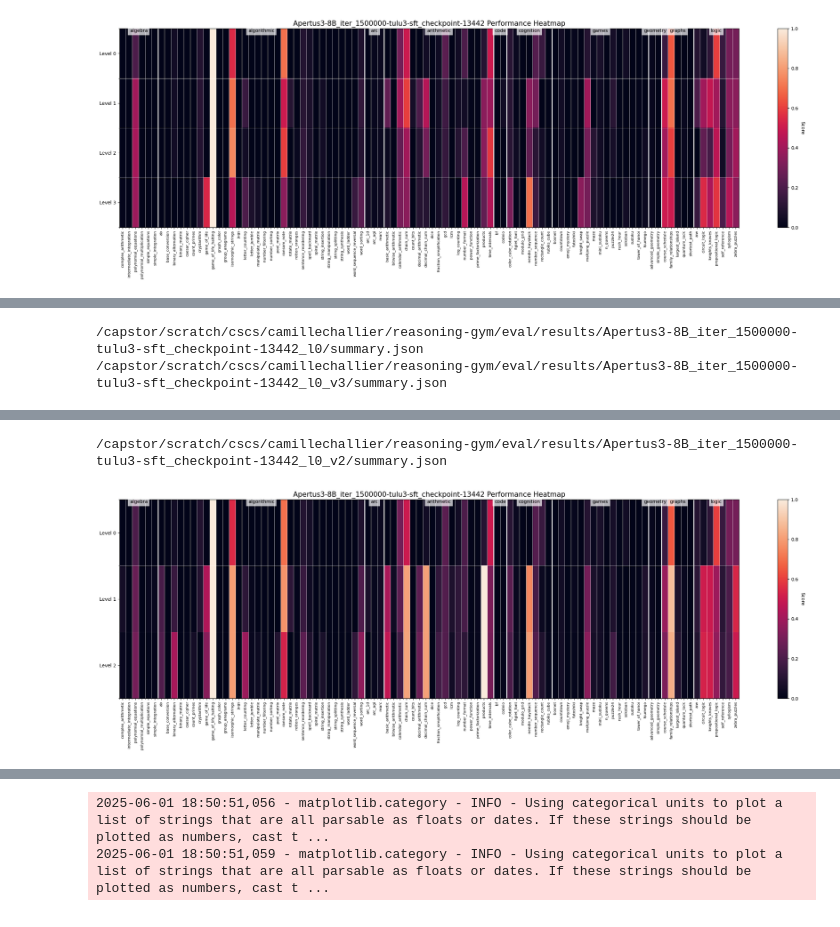
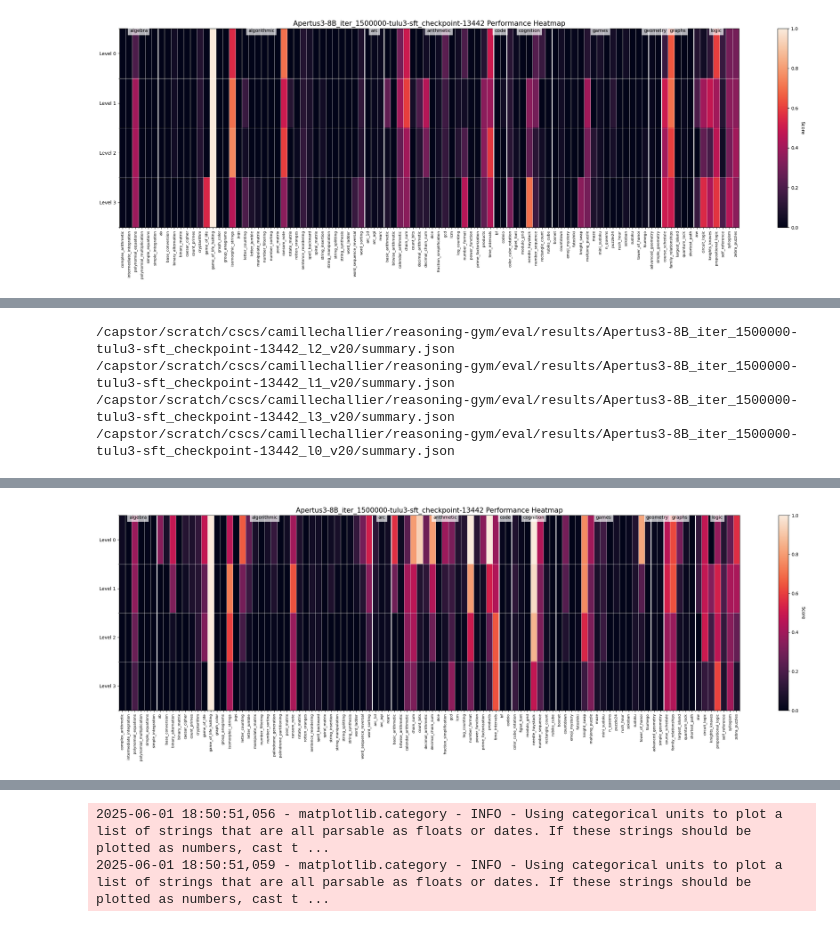
Before and after one commit to CamilleChallier/reasoning-gym, a Jupyter notebook: notebooks/visualization.ipynb, the cells around one changed output, grey strips where cells are left out. Cells and saved outputs as stored; diff of their text form; code cells hidden in the pictures.

Commit message:
new results

```diff
--- a/notebooks/visualization.ipynb
+++ b/notebooks/visualization.ipynb
@@ -1209,7 +1209,7 @@ plt.tight_layout()
 [figure]
 # %%
 results_dir = "/capstor/scratch/cscs/camillechallier/reasoning-gym/eval/results"
-list_models = ["Apertus3-8B_iter_1500000-tulu3-sft_checkpoint-13442_l0", "Apertus3-8B_iter_1500000-tulu3-sft_checkpoint-13442_l0_v2", "Apertus3-8B_iter_1500000-tulu3-sft_checkpoint-13442_l0_v3"]
+list_models = ["Apertus3-8B_iter_1500000-tulu3-sft_checkpoint-13442_l0_v20", "Apertus3-8B_iter_1500000-tulu3-sft_checkpoint-13442_l1_v20", "Apertus3-8B_iter_1500000-tulu3-sft_checkpoint-13442_l2_v20", "Apertus3-8B_iter_1500000-tulu3-sft_checkpoint-13442_l3_v20"]
 summaries = dict(sorted(load_summaries(results_dir, list_models).items()))
 # Get dataset categories
 categories = get_dataset_categories(results_dir, summaries)
@@ -1277,2 +1280,4 @@ plt.tight_layout()
-/capstor/scratch/cscs/camillechallier/reasoning-gym/eval/results/Apertus3-8B_iter_1500000-tulu3-sft_checkpoint-13442_l0/summary.json
-/capstor/scratch/cscs/camillechallier/reasoning-gym/eval/results/Apertus3-8B_iter_1500000-tulu3-sft_checkpoint-13442_l0_v3/summary.json
+/capstor/scratch/cscs/camillechallier/reasoning-gym/eval/results/Apertus3-8B_iter_1500000-tulu3-sft_checkpoint-13442_l2_v20/summary.json
+/capstor/scratch/cscs/camillechallier/reasoning-gym/eval/results/Apertus3-8B_iter_1500000-tulu3-sft_checkpoint-13442_l1_v20/summary.json
+/capstor/scratch/cscs/camillechallier/reasoning-gym/eval/results/Apertus3-8B_iter_1500000-tulu3-sft_checkpoint-13442_l3_v20/summary.json
+/capstor/scratch/cscs/camillechallier/reasoning-gym/eval/results/Apertus3-8B_iter_1500000-tulu3-sft_checkpoint-13442_l0_v20/summary.json
@@ -1281,2 +1284 @@ plt.tight_layout()
-/capstor/scratch/cscs/camillechallier/reasoning-gym/eval/results/Apertus3-8B_iter_1500000-tulu3-sft_checkpoint-13442_l0_v2/summary.json
-[figure, old version]
+[figure, new version]
```
Also changed, not shown: parts of 3 cells of this notebook, 1 other file.
